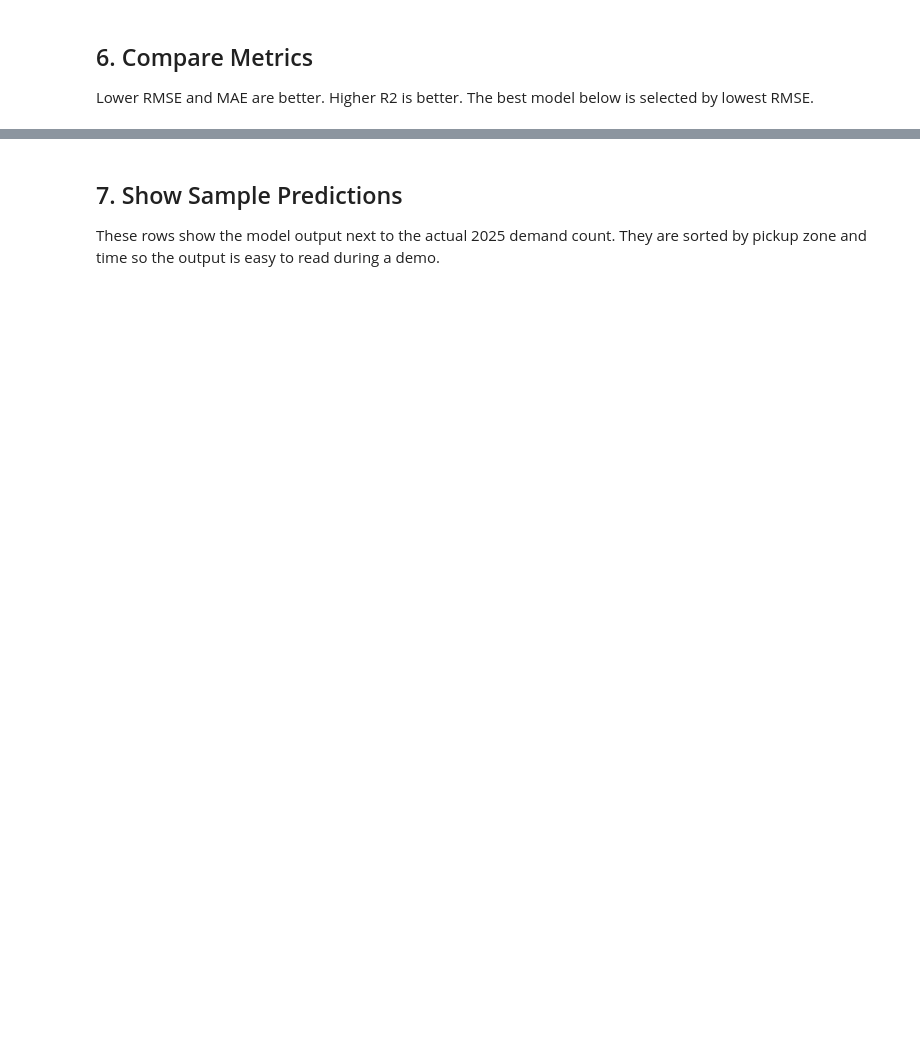
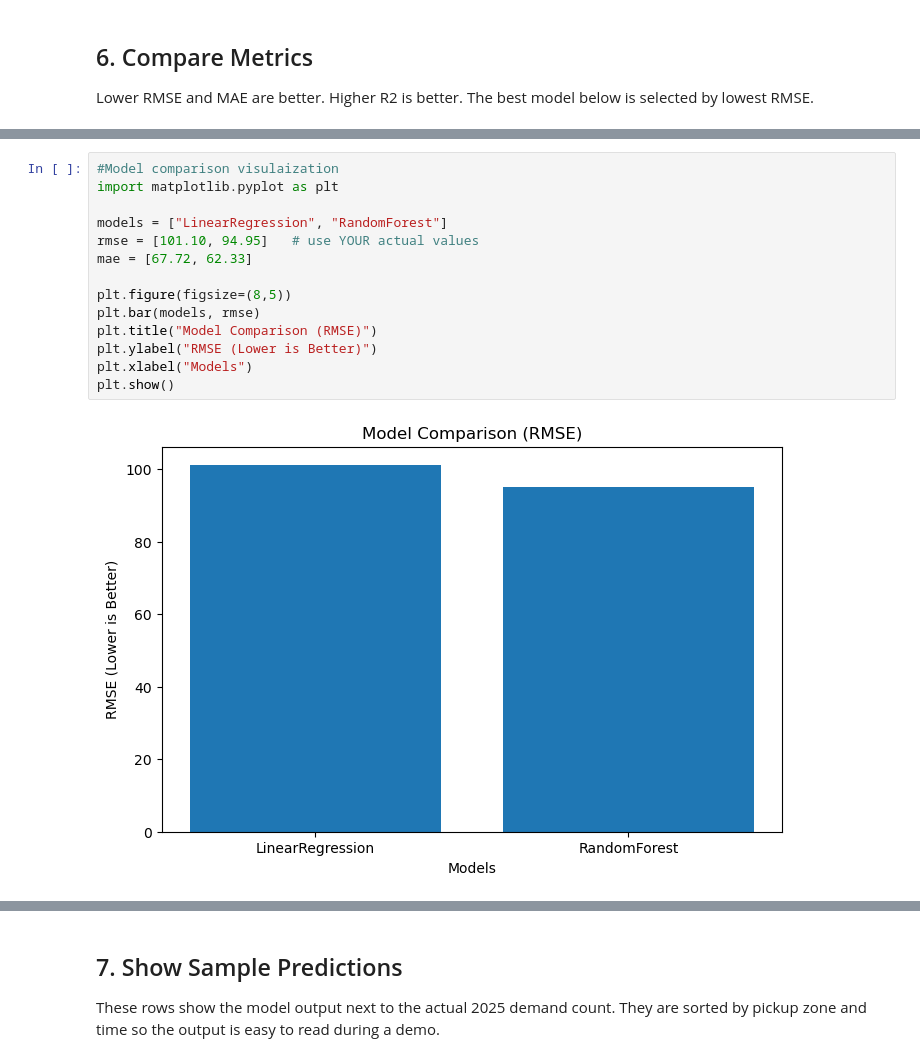
Before and after one commit to jimhe-sjsu/Data228GroupProject, a Jupyter notebook: notebooks/taxi_demand_mllib_demo.ipynb, the cells around one changed output, grey strips where cells are left out. Drawn from its saved outputs; the diff is of its cells as text; blank space fills up the shorter version.

Commit message:
Completed ML pipeline: training, model selection, predictions, and visualizations

```diff
--- a/notebooks/taxi_demand_mllib_demo.ipynb
+++ b/notebooks/taxi_demand_mllib_demo.ipynb
@@ -380,0 +359,16 @@ Best model by RMSE: RandomForestRegressor
+# %%
+#Model comparison visulaization
+import matplotlib.pyplot as plt
+
+models = ["LinearRegression", "RandomForest"]
+rmse = [101.10, 94.95]   # use YOUR actual values
+mae = [67.72, 62.33]
+
+plt.figure(figsize=(8,5))
+plt.bar(models, rmse)
+plt.title("Model Comparison (RMSE)")
+plt.ylabel("RMSE (Lower is Better)")
+plt.xlabel("Models")
+plt.show()
+# %% [output]
+[figure, added]
```
Also changed, not shown: parts of 15 cells of this notebook.
